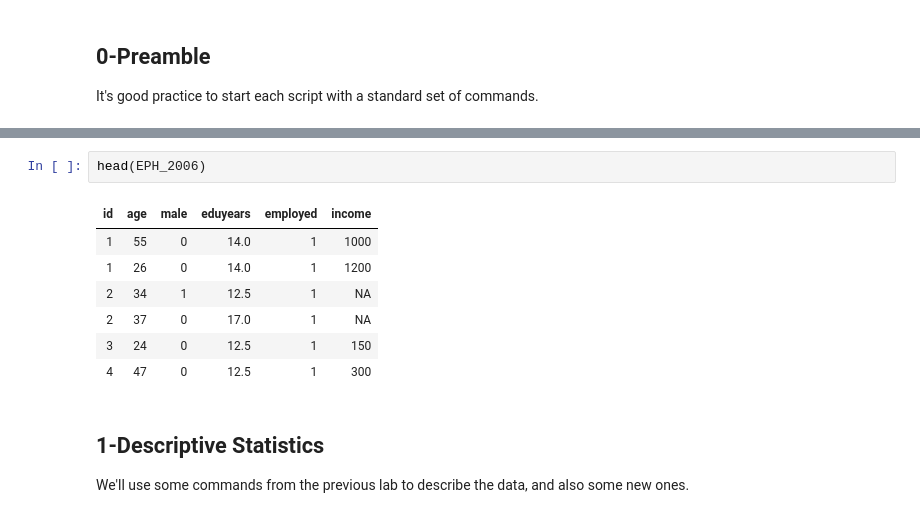
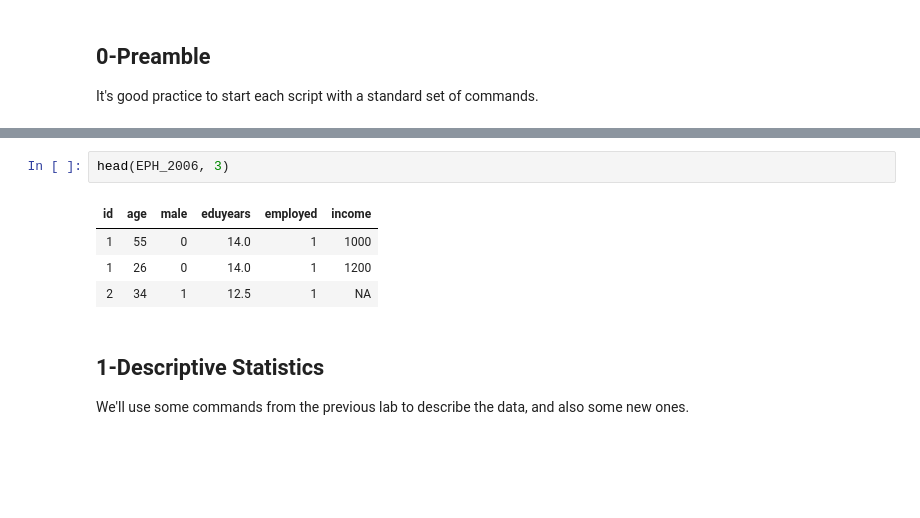
Before and after one commit to aoyh/bdbd, a Jupyter notebook: Lab Notebooks/Lab 2.ipynb, the cells around one changed output, grey strips where cells are left out. Drawn from its saved outputs; the diff is of its cells as text; blank space fills up the shorter version.

```diff
--- a/Lab Notebooks/Lab 2.ipynb
+++ b/Lab Notebooks/Lab 2.ipynb
@@ -47,13 +29,10 @@ The following objects are masked from ‘package:base’:
 # %%
-head(EPH_2006)
+head(EPH_2006, 3)
 # %% [output]
 | id | age | male | eduyears | employed | income |
 | 1 | 55 | 0 | 14.0 | 1 | 1000 |
 | 1 | 26 | 0 | 14.0 | 1 | 1200 |
 | 2 | 34 | 1 | 12.5 | 1 | NA |
-| 2 | 37 | 0 | 17.0 | 1 | NA |
-| 3 | 24 | 0 | 12.5 | 1 | 150 |
-| 4 | 47 | 0 | 12.5 | 1 | 300 |
 # %% [markdown]
 ## 1-Descriptive Statistics
 We'll use some commands from the previous lab to describe the data, and also some new ones.
```
Also changed, not shown: parts of 13 cells of this notebook, 9 other files.
